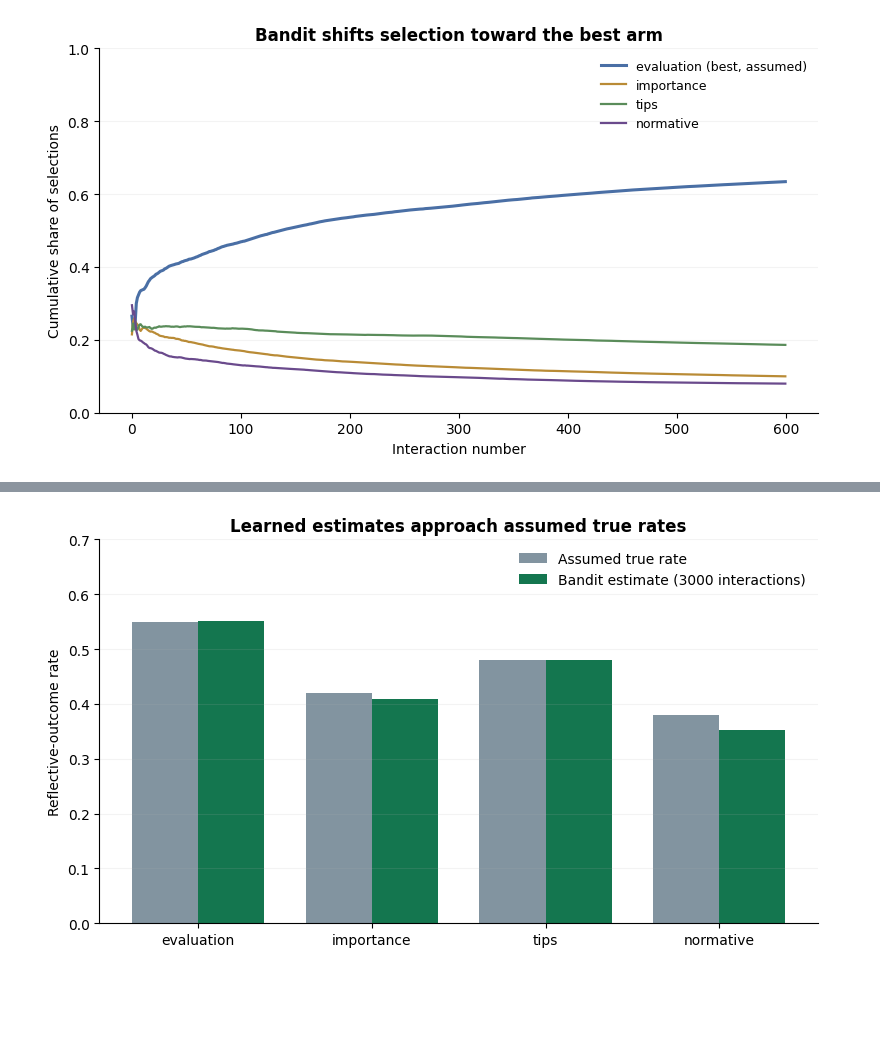
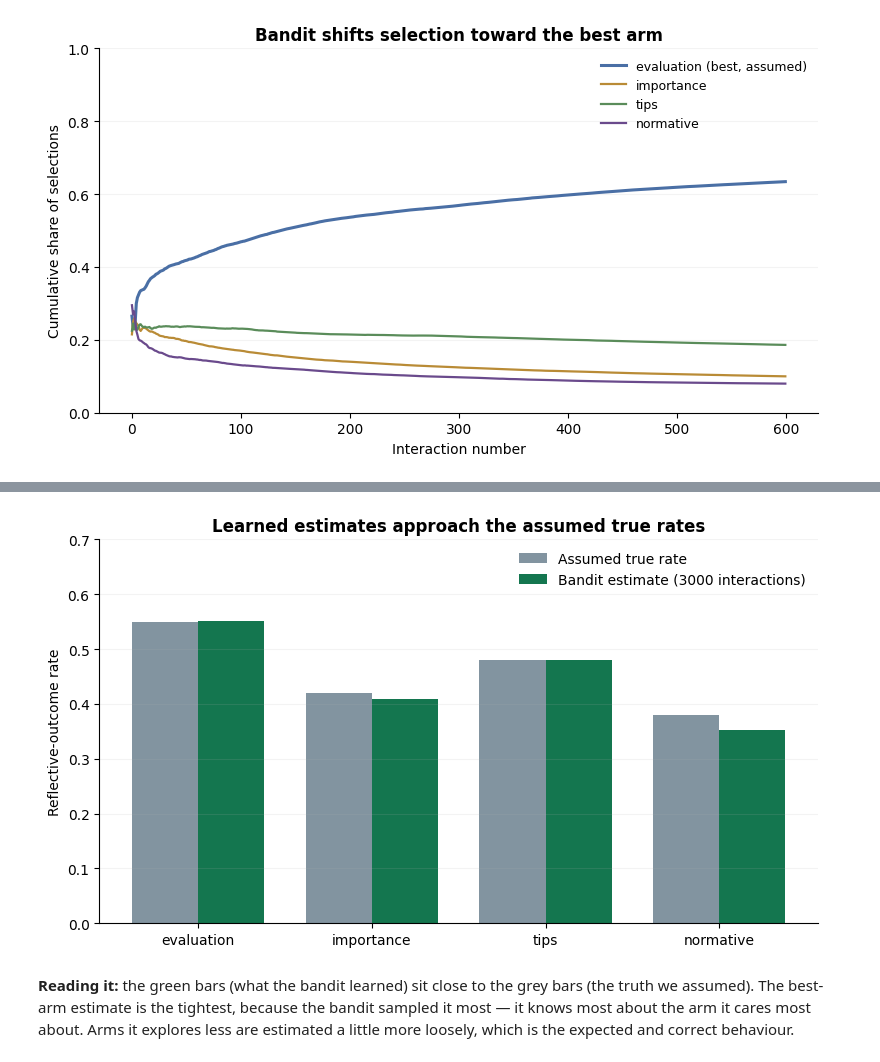
Before and after one commit to Hirwabrian/accuprompt, a Jupyter notebook: simulation/bandit_simulation.ipynb, the cells around one changed output, grey strips where cells are left out. Saved outputs shown, nothing was run; the diff lists cells and outputs as text; code cells hidden in the pictures; blank space fills up the shorter version.

```diff
--- a/simulation/bandit_simulation.ipynb
+++ b/simulation/bandit_simulation.ipynb
@@ -156,22 +261,27 @@ approaches the assumed true rate — i.e. it is estimating the environment corre
 # %%
 sel = EpsilonGreedyBandit(rng=random.Random(7))
 rng_np = np.random.default_rng(7)
-for _ in range(3000):
+for _ in range(3000):                       # a single long run
     a = sel.select()
     sel.update(a, 1.0 if rng_np.random() < TRUE_RATES[a] else 0.0)
 
 est  = [sel.arms[f].rate for f in FORMULATIONS]
 true = [TRUE_RATES[f] for f in FORMULATIONS]
 x = np.arange(len(FORMULATIONS)); w = 0.38
 fig, ax = plt.subplots(figsize=(8, 4.6))
 ax.bar(x - w/2, true, w, label="Assumed true rate", color="#8294a0")
 ax.bar(x + w/2, est,  w, label="Bandit estimate (3000 interactions)", color="#14764f")
 ax.set_xticks(x); ax.set_xticklabels(FORMULATIONS)
 ax.set_ylabel("Reflective-outcome rate")
-ax.set_title("Learned estimates approach assumed true rates", fontweight="bold")
+ax.set_title("Learned estimates approach the assumed true rates", fontweight="bold")
 ax.legend(frameon=False); ax.set_ylim(0, 0.7)
 ax.spines[["top","right"]].set_visible(False); ax.grid(axis="y", alpha=0.15)
 plt.tight_layout(); plt.show()
 # %% [output]
-[figure, old version]
+[figure, new version]
+# %% [markdown]
+**Reading it:** the green bars (what the bandit learned) sit close to the grey
+bars (the truth we assumed). The best-arm estimate is the tightest, because the bandit
+sampled it most — it knows most about the arm it cares most about. Arms it explores
+less are estimated a little more loosely, which is the expected and correct behaviour.
 # %% [markdown]
```
Also changed, not shown: parts of 26 cells of this notebook, 21 other files.
